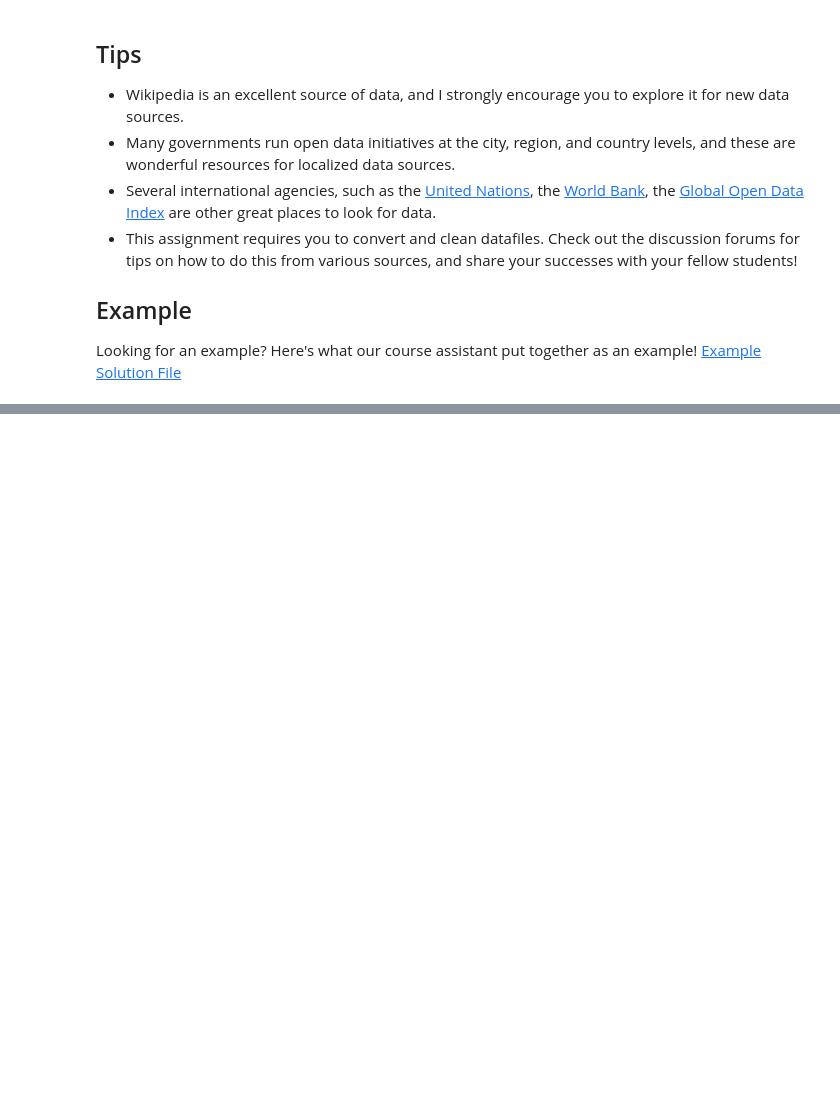
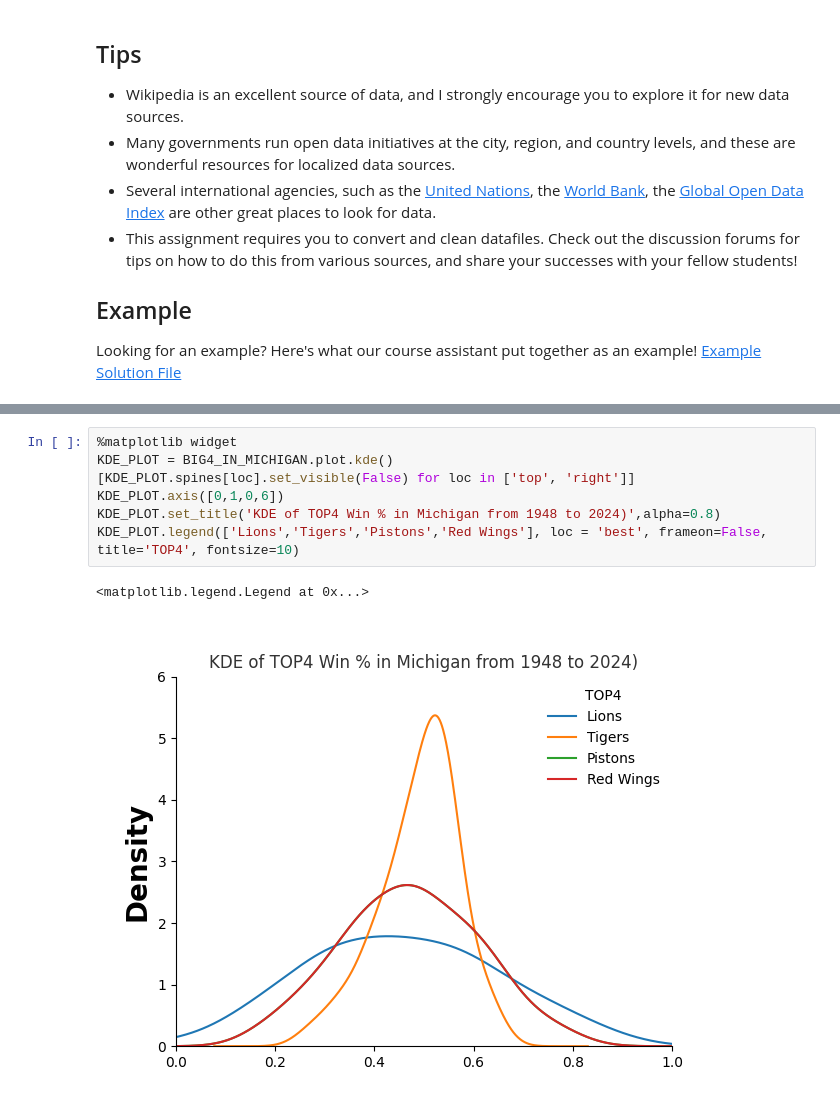
Before and after one commit to vanpipy/AppliedDataScienceWithPython, a Jupyter notebook: assignments/course2_assignment4/assignment4.ipynb, the cells around one changed output, grey strips where cells are left out. Drawn from its saved outputs; the diff is of its cells as text; blank space fills up the shorter version.

```diff
--- a/assignments/course2_assignment4/assignment4.ipynb
+++ b/assignments/course2_assignment4/assignment4.ipynb
@@ -198,0 +109,10 @@ plt.gcf().canvas.mpl_connect('button_press_event', onclick)
+# %%
+%matplotlib widget
+KDE_PLOT = BIG4_IN_MICHIGAN.plot.kde()
+[KDE_PLOT.spines[loc].set_visible(False) for loc in ['top', 'right']]
+KDE_PLOT.axis([0,1,0,6])
+KDE_PLOT.set_title('KDE of TOP4 Win % in Michigan from 1948 to 2024)',alpha=0.8)
+KDE_PLOT.legend(['Lions','Tigers','Pistons','Red Wings'], loc = 'best', frameon=False, title='TOP4', fontsize=10)
+# %% [output]
+<matplotlib.legend.Legend at 0x...>
+[figure, added]
```
Also changed, not shown: parts of 6 cells of this notebook, 4 other files.
